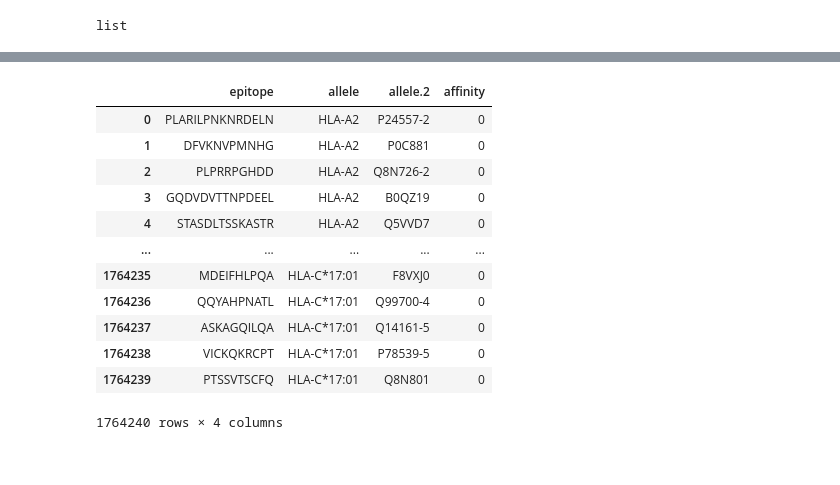
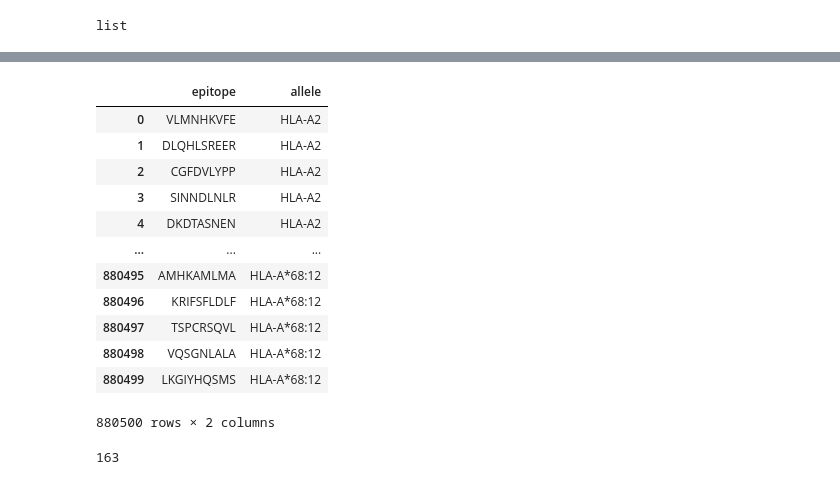
Before and after one commit to jjia1/viralepitope, a Jupyter notebook: NegativePeptide.ipynb, the cells around one changed output, grey strips where cells are left out. Cells and saved outputs as stored; diff of their text form; code cells hidden in the pictures.

```diff
--- a/NegativePeptide.ipynb
+++ b/NegativePeptide.ipynb
@@ -199,6 +199,22 @@ neg
 # %%
 neg_affinity = pd.DataFrame(neg)
 # %%
-neg_affinity[3] = 0
+#neg_affinity[3] = 0
 # %%
-neg_affinity.rename(columns = {0:'allele', 1:'allele.2', 2:'epitope', 3:'affinity'}, inplace = True)
+neg_affinity.rename(columns = {0:'epitope', 1:'allele'}, inplace = True)
+# %%
+neg_affinity
+# %% [output]
+|  | epitope | allele |
+| 0 | VLMNHKVFE | HLA-A2 |
+| 1 | DLQHLSREER | HLA-A2 |
+| 2 | CGFDVLYPP | HLA-A2 |
+| 3 | SINNDLNLR | HLA-A2 |
+| 4 | DKDTASNEN | HLA-A2 |
+| ... | ... | ... |
+| 880495 | AMHKAMLMA | HLA-A*68:12 |
+| 880496 | KRIFSFLDLF | HLA-A*68:12 |
+| 880497 | TSPCRSQVL | HLA-A*68:12 |
+| 880498 | VQSGNLALA | HLA-A*68:12 |
+| 880499 | LKGIYHQSMS | HLA-A*68:12 |
+880500 rows × 2 columns
@@ -205 +223,5 @@ neg_affinity.rename(columns = {0:'allele', 1:'allele.2', 2:'epitope', 3:'affinit
+# %%
+len(neg_affinity['allele'].unique())
+# %% [output]
+163
 # %%
@@ -208,16 +229,0 @@ neg_affinity_reordered = neg_affinity[c]
-# %%
-neg_affinity_reordered
-# %% [output]
-|  | epitope | allele | allele.2 | affinity |
-| 0 | PLARILPNKNRDELN | HLA-A2 | P24557-2 | 0 |
-| 1 | DFVKNVPMNHG | HLA-A2 | P0C881 | 0 |
-| 2 | PLPRRPGHDD | HLA-A2 | Q8N726-2 | 0 |
-| 3 | GQDVDVTTNPDEEL | HLA-A2 | B0QZ19 | 0 |
-| 4 | STASDLTSSKASTR | HLA-A2 | Q5VVD7 | 0 |
-| ... | ... | ... | ... | ... |
-| 1764235 | MDEIFHLPQA | HLA-C*17:01 | F8VXJ0 | 0 |
-| 1764236 | QQYAHPNATL | HLA-C*17:01 | Q99700-4 | 0 |
-| 1764237 | ASKAGQILQA | HLA-C*17:01 | Q14161-5 | 0 |
-| 1764238 | VICKQKRCPT | HLA-C*17:01 | P78539-5 | 0 |
-| 1764239 | PTSSVTSCFQ | HLA-C*17:01 | Q8N801 | 0 |
-1764240 rows × 4 columns
```
Also changed, not shown: parts of 8 cells of this notebook, 5 other files.
